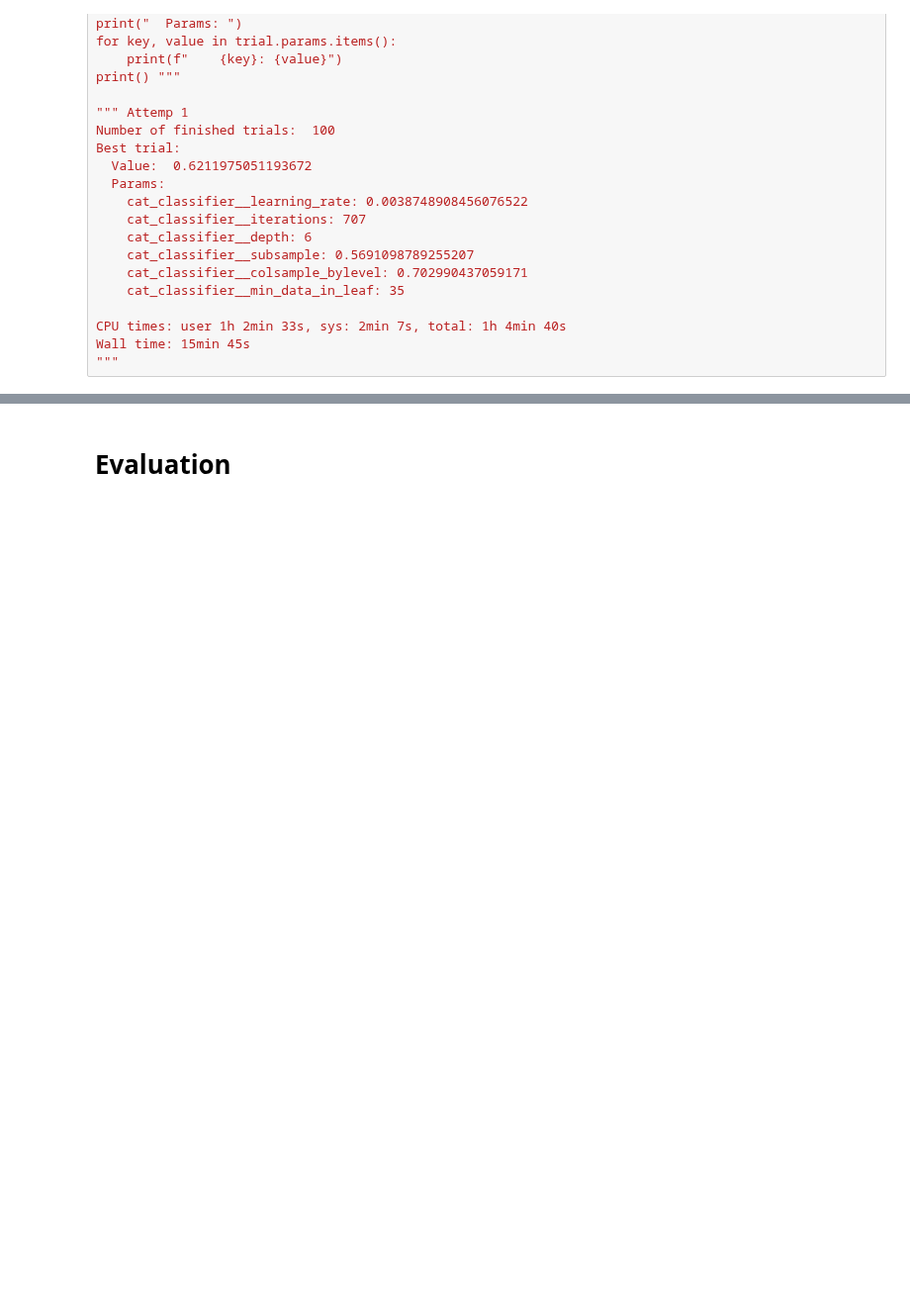
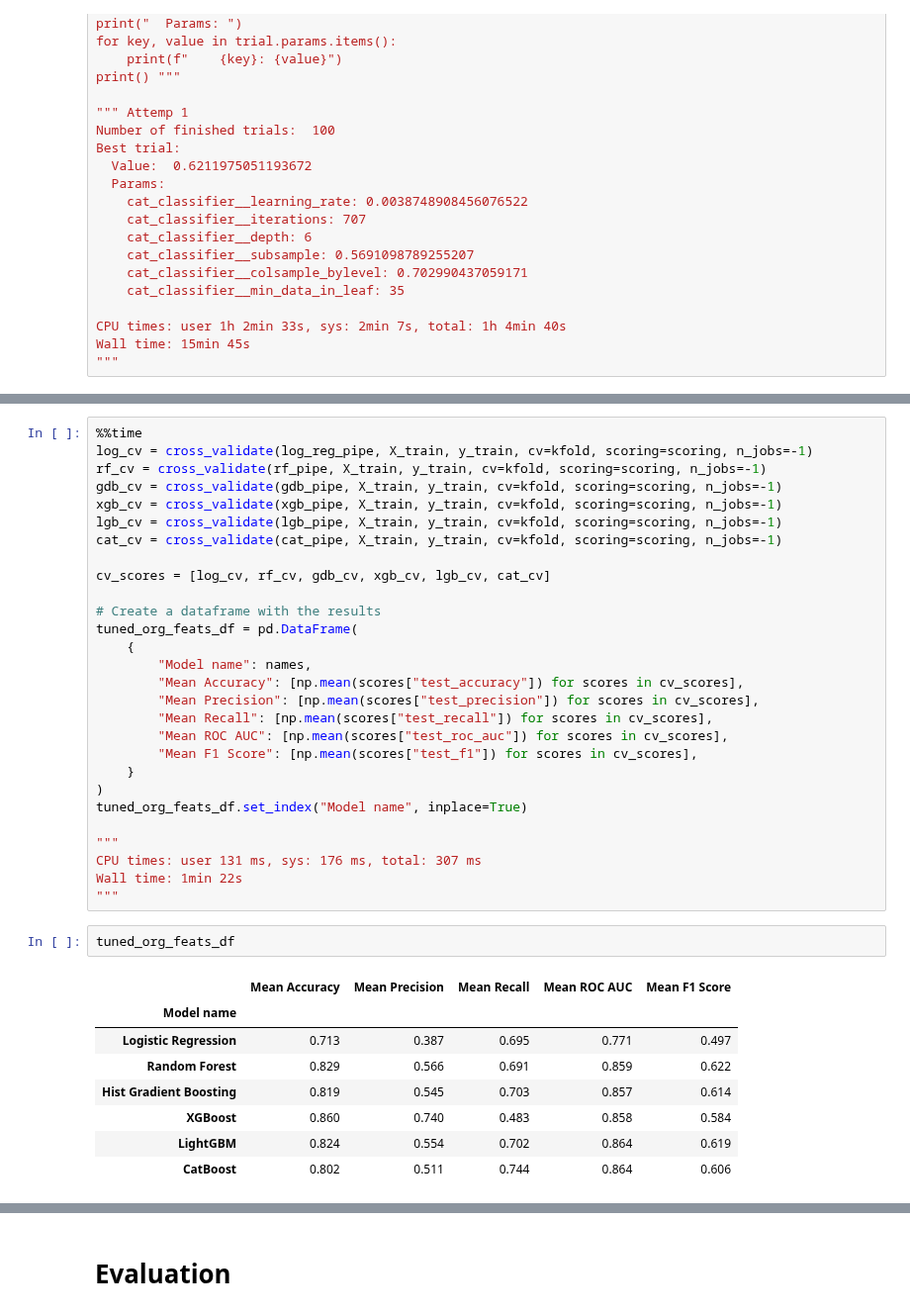
Before and after one commit to raydiwill/customers-churm-ml-app, a Jupyter notebook: notebook/new_model.ipynb, the cells around one changed output, grey strips where cells are left out. Shown at 99% size. Cells and saved outputs as stored; diff of their text form; blank space fills up the shorter version.

Commit message:
Evaluated tuned models

```diff
--- a/notebook/new_model.ipynb
+++ b/notebook/new_model.ipynb
@@ -1202,0 +1283,39 @@ Wall time: 15min 45s
+# %%
+%%time
+log_cv = cross_validate(log_reg_pipe, X_train, y_train, cv=kfold, scoring=scoring, n_jobs=-1)
+rf_cv = cross_validate(rf_pipe, X_train, y_train, cv=kfold, scoring=scoring, n_jobs=-1)
+gdb_cv = cross_validate(gdb_pipe, X_train, y_train, cv=kfold, scoring=scoring, n_jobs=-1)
+xgb_cv = cross_validate(xgb_pipe, X_train, y_train, cv=kfold, scoring=scoring, n_jobs=-1)
+lgb_cv = cross_validate(lgb_pipe, X_train, y_train, cv=kfold, scoring=scoring, n_jobs=-1)
+cat_cv = cross_validate(cat_pipe, X_train, y_train, cv=kfold, scoring=scoring, n_jobs=-1)
+
+cv_scores = [log_cv, rf_cv, gdb_cv, xgb_cv, lgb_cv, cat_cv]
+
+# Create a dataframe with the results
+tuned_org_feats_df = pd.DataFrame(
+    {
+        "Model name": names,
+        "Mean Accuracy": [np.mean(scores["test_accuracy"]) for scores in cv_scores],
+        "Mean Precision": [np.mean(scores["test_precision"]) for scores in cv_scores],
+        "Mean Recall": [np.mean(scores["test_recall"]) for scores in cv_scores],
+        "Mean ROC AUC": [np.mean(scores["test_roc_auc"]) for scores in cv_scores],
+        "Mean F1 Score": [np.mean(scores["test_f1"]) for scores in cv_scores],
+    }
+)
+tuned_org_feats_df.set_index("Model name", inplace=True)
+
+"""
+CPU times: user 131 ms, sys: 176 ms, total: 307 ms
+Wall time: 1min 22s
+"""
+# %%
+tuned_org_feats_df
+# %% [output]
+|  | Mean Accuracy | Mean Precision | Mean Recall | Mean ROC AUC | Mean F1 Score |
+| Model name |  |  |  |  |  |
+| Logistic Regression | 0.713 | 0.387 | 0.695 | 0.771 | 0.497 |
+| Random Forest | 0.829 | 0.566 | 0.691 | 0.859 | 0.622 |
+| Hist Gradient Boosting | 0.819 | 0.545 | 0.703 | 0.857 | 0.614 |
+| XGBoost | 0.860 | 0.740 | 0.483 | 0.858 | 0.584 |
+| LightGBM | 0.824 | 0.554 | 0.702 | 0.864 | 0.619 |
+| CatBoost | 0.802 | 0.511 | 0.744 | 0.864 | 0.606 |
```
Also changed, not shown: parts of 8 cells of this notebook.
